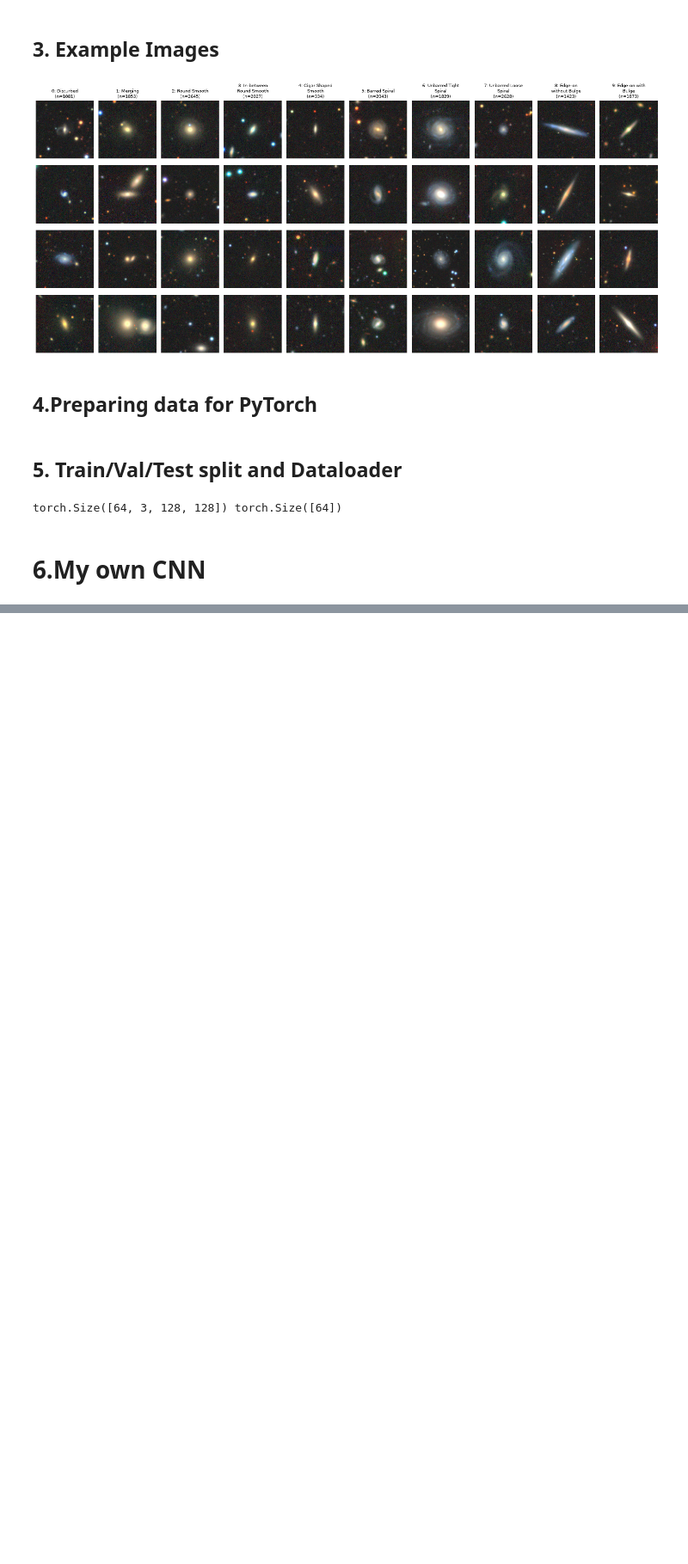
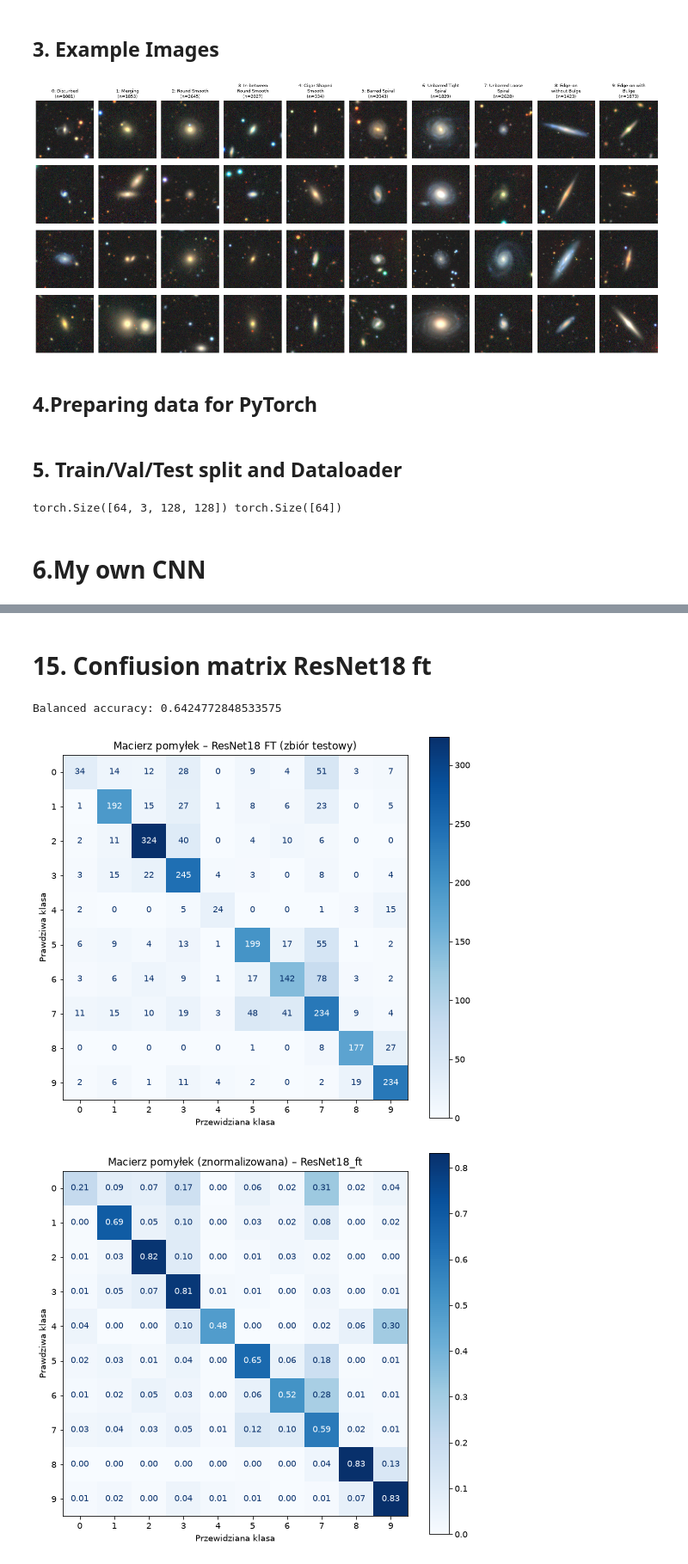
Before and after one commit to BartekSzk123/experiment-CNN-UGP, a Jupyter notebook: notebook.ipynb, the cells around one changed output, grey strips where cells are left out. Shown at 86% size. Drawn from its saved outputs; the diff is of its cells as text; code cells hidden in the pictures; blank space fills up the shorter version.

```diff
--- a/notebook.ipynb
+++ b/notebook.ipynb
@@ -248,6 +283,7 @@ for model_cls in [smallCNN]:
             best_val_loss = val_result["loss"]
             best_state = deepcopy(model.state_dict())
 
+    model.load_state_dict(best_state)
     elapsed = time.perf_counter() - start
     print("Parameters:", count_parameters(model))
     print("Learning time:", elapsed)
@@ -300,0 +450,24 @@ Balanced accuracy: 0.6973067338752342
+# %%
+ft_epochs = 15
+best_ft_val_loss = float("inf")
+best_ft_state = None
+
+start = time.perf_counter()
+
+for epoch in range(ft_epochs):
+    train_loss = train_one_epoch(resnet_ft_model,resnet_train_loader, ft_optimizer, loss_fn, device, freeze_bn=True)
+    val_result = evaluate(resnet_ft_model, resnet_val_loader, loss_fn, device)
+
+    print("ResNet18 fine-tuning", epoch + 1, train_loss, val_result)
+
+    if val_result["loss"] < best_ft_val_loss:
+        best_ft_val_loss = val_result["loss"]
+        best_ft_state = deepcopy(resnet_ft_model.state_dict())
+
+ft_training_time = time.perf_counter() - start
+resnet_ft_model.load_state_dict(best_ft_state)
+
+print("Learning time:", ft_training_time)
+print("Test result:", evaluate(resnet_ft_model, resnet_test_loader, loss_fn, device))
+
+torch.save(resnet_ft_model.state_dict(), results_dir / "resnet18_finetuned.pt")
@@ -300,0 +492,26 @@ Balanced accuracy: 0.6973067338752342
+# %% [markdown]
+# 15. Confiusion matrix ResNet18 ft
+# %%
+y_true_ft, y_pred_ft = predict(resnet_ft_model, resnet_test_loader, device)
+print("Balanced accuracy:", balanced_accuracy_score(y_true_ft, y_pred_ft))
+
+fig, ax = plt.subplots(figsize=(9, 8))
+ConfusionMatrixDisplay.from_predictions(y_true_ft, y_pred_ft, cmap="Blues", ax=ax)
+ax.set_xlabel("Przewidziana klasa")
+ax.set_ylabel("Prawdziwa klasa")
+ax.set_title("Macierz pomyłek – ResNet18 FT (zbiór testowy)")
+fig.savefig(results_dir / "confusion_matrix_ResNet18_ft.png", dpi=150, bbox_inches="tight")
+plt.show()
+
+fig, ax = plt.subplots(figsize=(9, 8))
+ConfusionMatrixDisplay.from_predictions(y_true_ft, y_pred_ft, normalize="true",
+                                        values_format=".2f", cmap="Blues", ax=ax)
+ax.set_xlabel("Przewidziana klasa")
+ax.set_ylabel("Prawdziwa klasa")
+ax.set_title("Macierz pomyłek (znormalizowana) – ResNet18_ft")
+fig.savefig(results_dir / "confusion_matrix_ResNet18_ft_normalized.png", dpi=150, bbox_inches="tight")
+plt.show()
+# %% [output]
+Balanced accuracy: 0.6424772848533575
+[figure, added]
+[figure, added]
```
Also changed, not shown: parts of 22 cells of this notebook, 6 other files.
